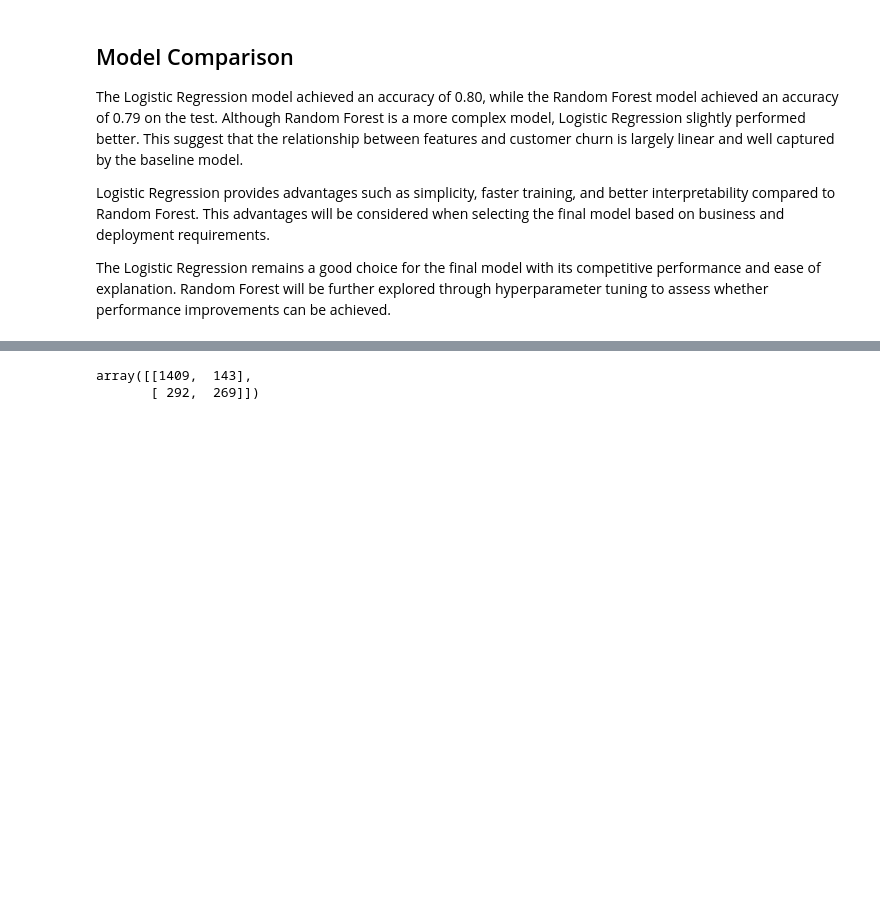
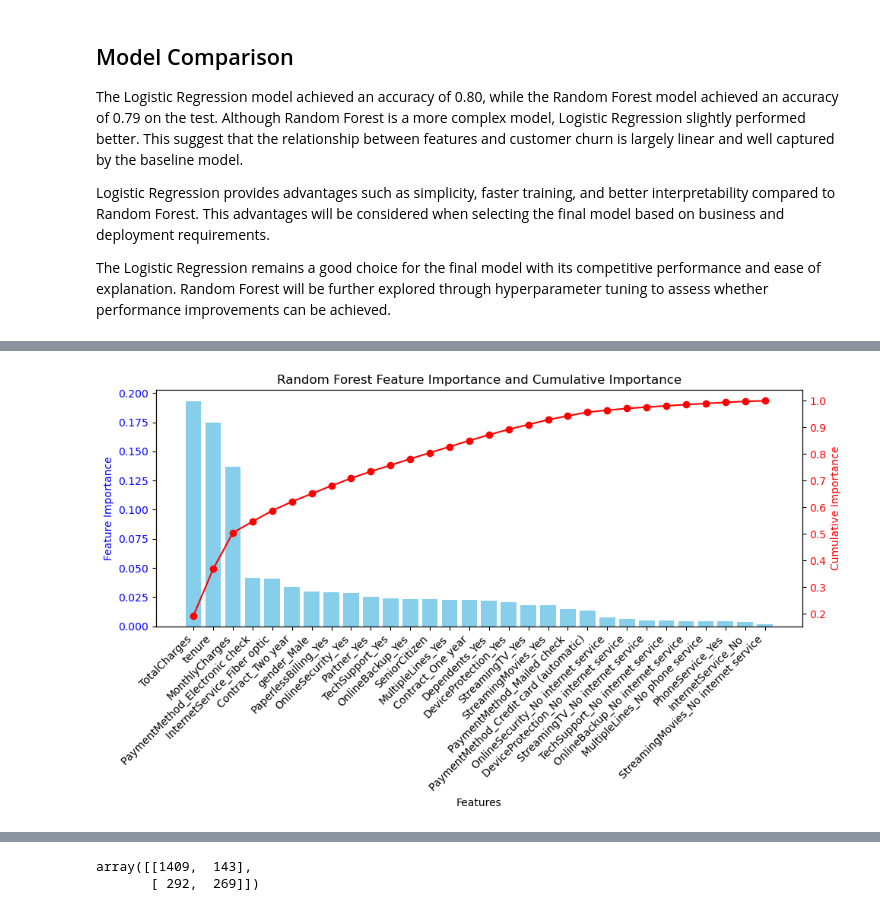
Before and after one commit to AWX-TP/mldp-project, a Jupyter notebook: MLDP Program Codes Submission Template.ipynb, the cells around one changed output, grey strips where cells are left out. Saved outputs shown, nothing was run; the diff lists cells and outputs as text; code cells hidden in the pictures; blank space fills up the shorter version.

```diff
--- a/MLDP Program Codes Submission Template.ipynb
+++ b/MLDP Program Codes Submission Template.ipynb
@@ -584,0 +582,10 @@ The Logistic Regression remains a good choice for the final model with its compe
+# %%
+# Retrieve feature importance
+df_rf_feat_impt = pd.DataFrame({
+    "Feature": X_train.columns,
+    "Importance": rf.feature_importances_
+}).sort_values(by="Importance", ascending=False)
+
+df_rf_feat_impt["Cumulative Importance"] = df_rf_feat_impt["Importance"].cumsum()
+
+df_rf_feat_impt
@@ -584,0 +610,21 @@ The Logistic Regression remains a good choice for the final model with its compe
+# %%
+fig, ax1 = plt.subplots(figsize=(10, 6))
+
+# Bar chart for feature importance
+ax1.bar(df_rf_feat_impt['Feature'], df_rf_feat_impt['Importance'], color='skyblue')
+ax1.set_xlabel('Features')
+ax1.set_ylabel('Feature Importance', color='blue')
+ax1.tick_params(axis='y', labelcolor='blue')
+ax1.set_xticklabels(df_rf_feat_impt['Feature'], rotation=45, ha='right')
+
+# Line chart for cumulative importance
+ax2 = ax1.twinx()
+ax2.plot(df_rf_feat_impt['Feature'], df_rf_feat_impt['Cumulative Importance'], color='red', marker='o')
+ax2.set_ylabel('Cumulative Importance', color='red')
+ax2.tick_params(axis='y', labelcolor='red')
+
+plt.title('Random Forest Feature Importance and Cumulative Importance')
+plt.tight_layout()
+plt.show()
+# %% [output]
+[figure, added]
```
Also changed, not shown: parts of 27 cells of this notebook.
